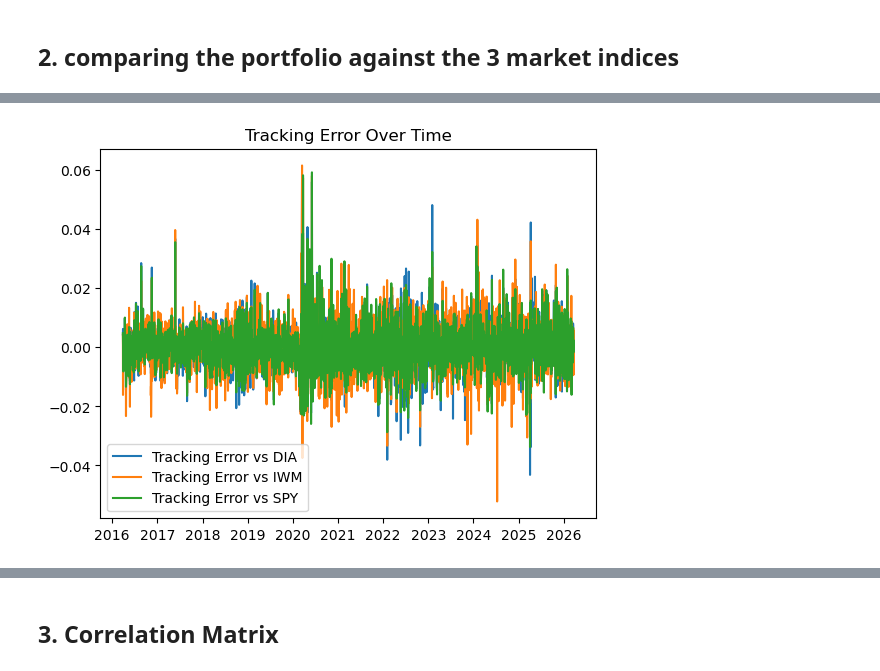
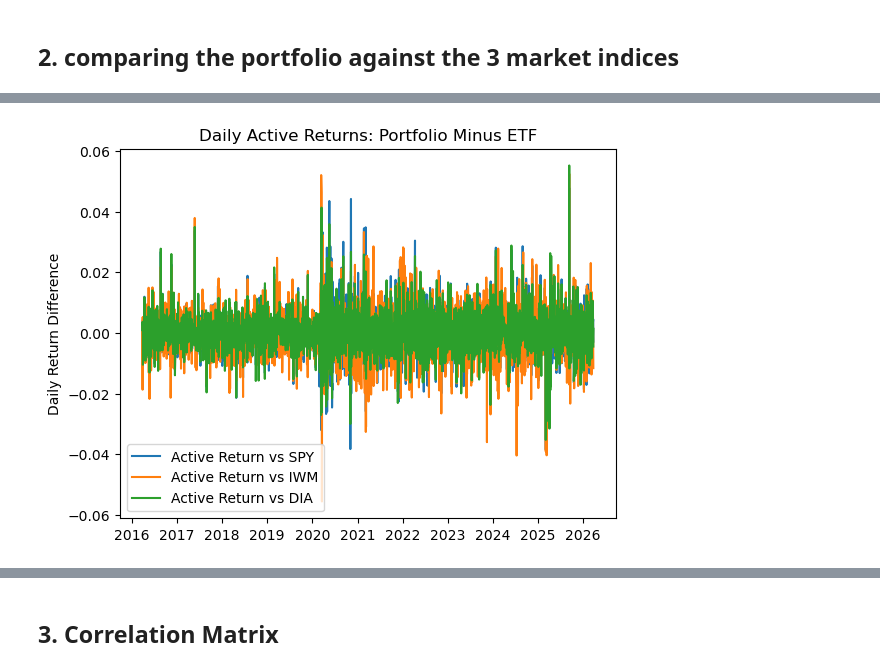
Before and after one commit to Spring-26-Quantitative-Finance/SunilA-QF-SP26, a Jupyter notebook: project2/main.ipynb, the cells around one changed output, grey strips where cells are left out. Drawn from its saved outputs; the diff is of its cells as text; code cells hidden in the pictures.

Commit message:
project 2 - added NYSE only stocks - updated reports and images - fixed issue with misaligned column names

```diff
--- a/project2/main.ipynb
+++ b/project2/main.ipynb
@@ -38,8 +58,5 @@ stocks.head()
 - `stocks` - daily close-price DataFrame for the 7 selected tickers.
 - `market_index` - daily close-price DataFrame for `SPY`, `IWM`, and `DIA.`
 # %%
-# SPY, IWM, DIA data pull
-market_etfs = ["SPY", "IWM", "DIA"]
-market_index = yf.download(market_etfs, start="2016-03-24", end="2026-03-24")["Close"].dropna()
 market_index.head()
 # %% [output]
@@ -92,25 +123,26 @@ Equal weight was assigned to each of the seven stocks. `AAL` and `WRB` are the l
 # %%
+
+
 # beta calculation: trailing 12 months (approx. 252 trading days)
 # Align dates before computing cov/var.
 trailing_days = 252
-stocks_12mo = stocks.tail(trailing_days)
-market_12m = market_index.tail(trailing_days)
-stock_ret_12m = stocks_12mo.pct_change()
+# stocks_12mo = stocks.tail(trailing_days)
+# market_12m = market_index.tail(trailing_days)
+
+
+stock_ret_12m = stock_returns.tail(trailing_days)
+market_ret_12m = market_returns.tail(trailing_days)
 
 # 1d, e, f. beta calculation for each stock against each market index (SPY, IWM, DIA)
-for index in market_etfs:
-    market_ret_12m = market_12m[index].pct_change()
-    aligned = pd.concat([stock_ret_12m, market_ret_12m.rename('market')], axis=1).dropna()
-    market_series = aligned['market']
-    market_var = market_series.var()
-    # Source: Investopedia beta formula — beta = covariance(stock returns, market returns) / variance(market returns).
-    # Used here to calculate each stock's beta against SPY, IWM, and DIA using trailing 12-month returns.
-    # https://www.investopedia.com/terms/b/beta.asp
-    betas = aligned[selected_seven].apply(
-        lambda s, m=market_series, mv=market_var: (s.cov(m) / mv) if mv != 0 else float('nan')
+for etf in market_etfs:
+    aligned = pd.concat(
+        [stock_ret_12m, market_ret_12m[etf].rename(etf)],
+        axis=1
+    ).dropna()
+
+    stock_vs_market[f"beta_{etf}"] = aligned[selected_seven].apply(
+        lambda stock: stock.cov(aligned[etf]) / aligned[etf].var()
     )
-    stock_vs_market[f"beta_{index}"] = betas.reindex(selected_seven).values
-
 
 stock_vs_market
 # %% [output]
@@ -290,11 +307,12 @@ plt.show()
 # %%
-# tracking error visualization
-for col in market_index.columns:
-    diff = portfolio_returns - market_index[col].pct_change()
-    plt.plot(diff, label=f"Tracking Error vs {col}")
+# Daily active-return visualization
+for etf in market_etfs:
+    active_return = portfolio_returns - market_returns[etf]
+    plt.plot(active_return, label=f"Active Return vs {etf}")
 
 plt.legend()
-plt.title("Tracking Error Over Time")
+plt.title("Daily Active Returns: Portfolio Minus ETF")
+plt.ylabel("Daily Return Difference")
 plt.show()
 # %% [output]
-[figure, old version]
+[figure, new version]
```
Also changed, not shown: parts of 19 cells of this notebook, 5 other files.
